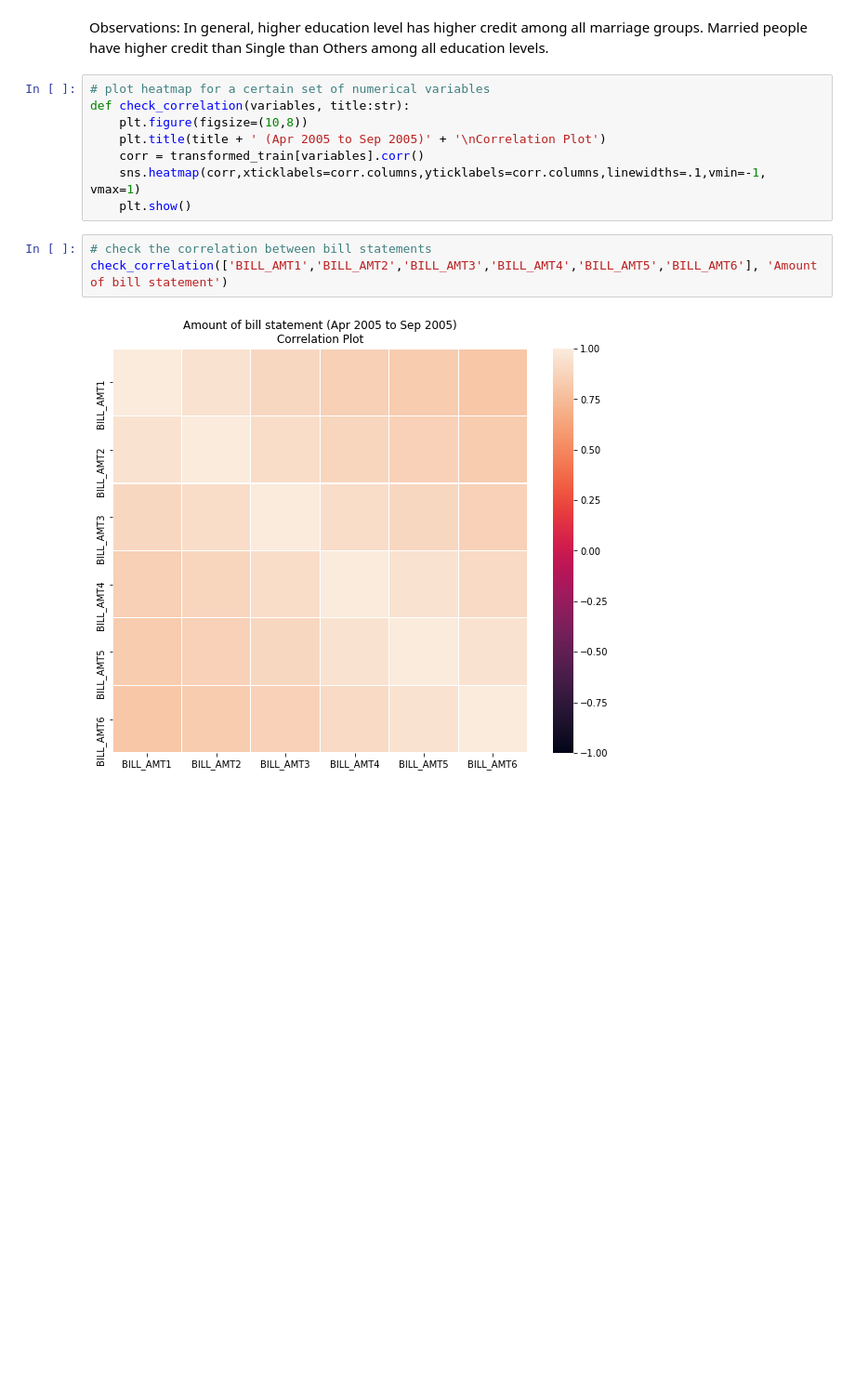
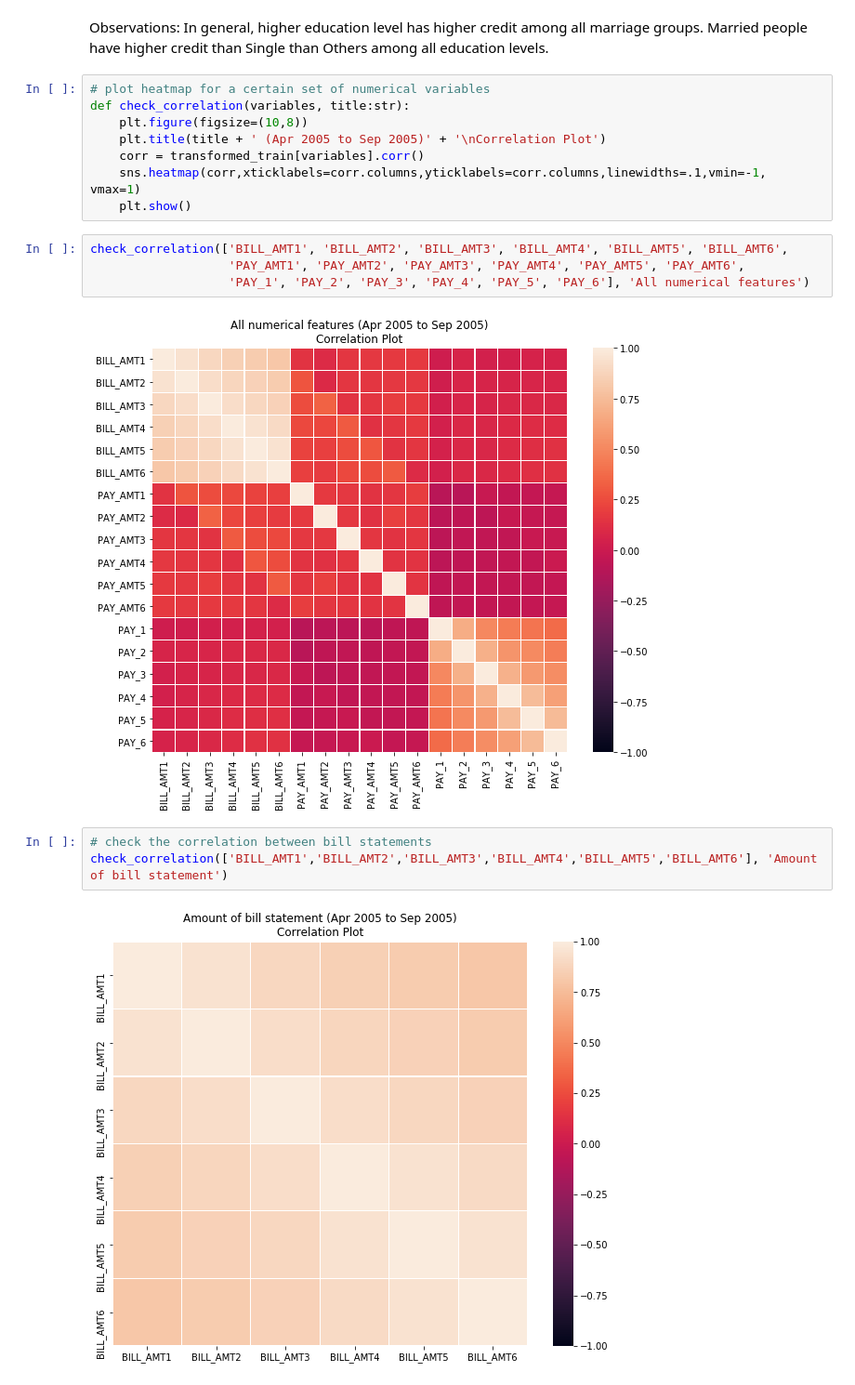
Before and after one commit to kimdanny/Credit-card-default-prediction, a Jupyter notebook: Final.ipynb, the cells around one changed output. Shown at 93% size. Saved outputs shown, nothing was run; the diff lists cells and outputs as text; blank space fills up the shorter version.

```diff
--- a/Final.ipynb
+++ b/Final.ipynb
@@ -531,6 +419,12 @@ def check_correlation(variables, title:str):
     corr = transformed_train[variables].corr()
     sns.heatmap(corr,xticklabels=corr.columns,yticklabels=corr.columns,linewidths=.1,vmin=-1, vmax=1)
     plt.show()
+# %%
+check_correlation(['BILL_AMT1', 'BILL_AMT2', 'BILL_AMT3', 'BILL_AMT4', 'BILL_AMT5', 'BILL_AMT6',
+                   'PAY_AMT1', 'PAY_AMT2', 'PAY_AMT3', 'PAY_AMT4', 'PAY_AMT5', 'PAY_AMT6',
+                   'PAY_1', 'PAY_2', 'PAY_3', 'PAY_4', 'PAY_5', 'PAY_6'], 'All numerical features')
+# %% [output]
+[figure, added]
 # %%
 # check the correlation between bill statements
 check_correlation(['BILL_AMT1','BILL_AMT2','BILL_AMT3','BILL_AMT4','BILL_AMT5','BILL_AMT6'], 'Amount of bill statement')
```
Also changed, not shown: parts of 78 cells of this notebook.
